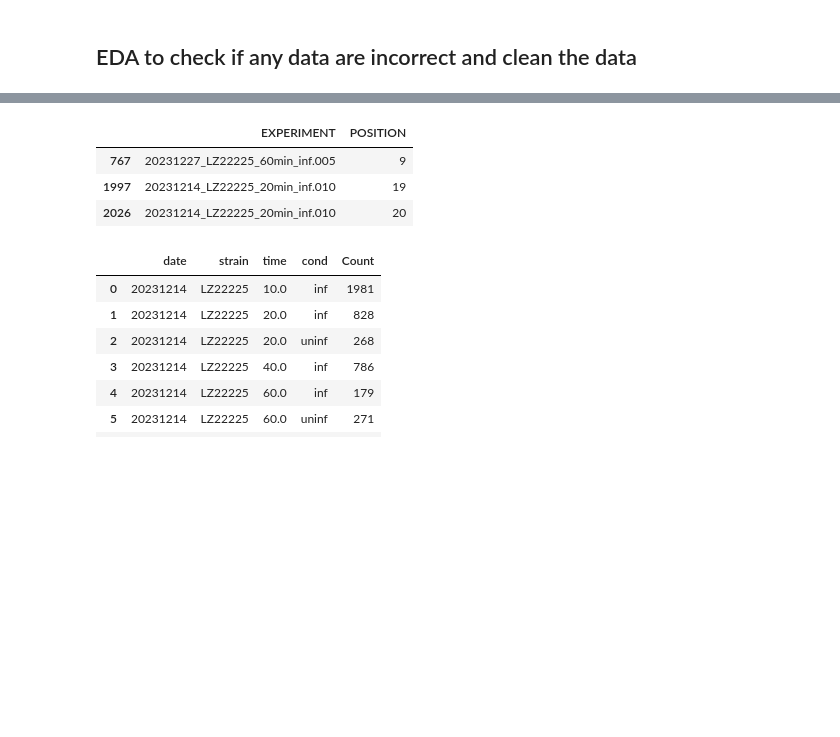
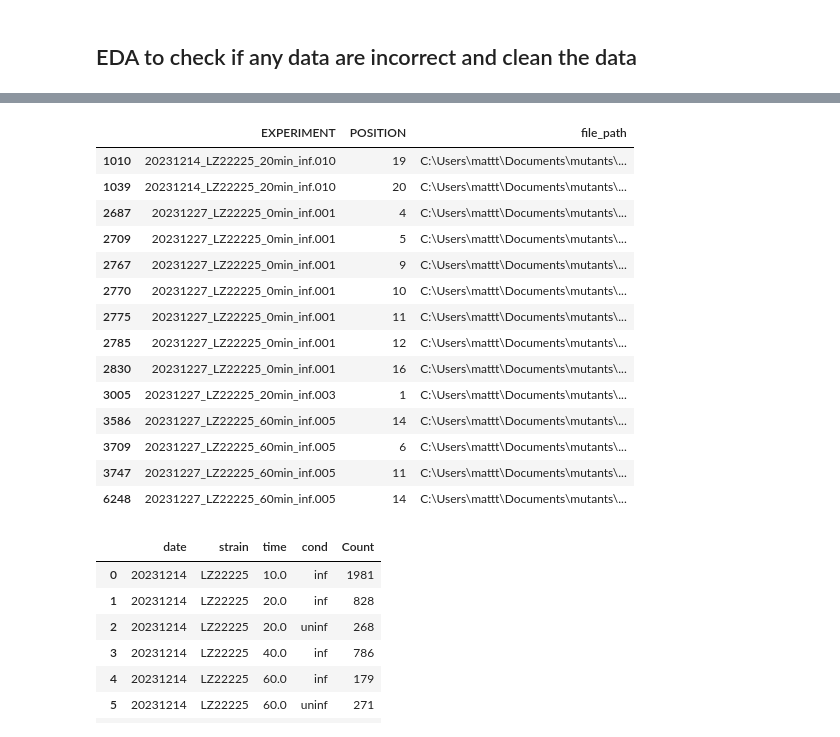
Before and after one commit to matttheodore/Image_Analysis, a Jupyter notebook: Python/MicrobeJ/MicrobeJ_data_analyzed.ipynb, the cells around one changed output, grey strips where cells are left out. Saved outputs shown, nothing was run; the diff lists cells and outputs as text; code cells hidden in the pictures; blank space fills up the shorter version.

```diff
--- a/Python/MicrobeJ/MicrobeJ_data_analyzed.ipynb
+++ b/Python/MicrobeJ/MicrobeJ_data_analyzed.ipynb
@@ -178,8 +163,8 @@ aggregate_biorep_level(root_directory)
 ## EDA to check if any data are incorrect and clean the data
 # %%
 # Load the datasets
-bacteria_data_path = r"C:\Users\mattt\Documents\mutants\biorep1\biorep_aggregate_bacteria.csv"
-maxima_data_path = r"C:\Users\mattt\Documents\mutants\biorep1\biorep_aggregate_maxima.csv"
+bacteria_data_path = r"C:\Users\mattt\Documents\mutants\bact_all.csv"
+maxima_data_path = r"C:\Users\mattt\Documents\mutants\maxi_all.csv"
 
 bacteria_data = pd.read_csv(bacteria_data_path)
 maxima_data = pd.read_csv(maxima_data_path)
@@ -289,17 +318,28 @@ missing_in_bacteria, missing_in_maxima
 # %%
 # Filter the bacteria dataset for rows missing both 'EXPERIMENT.date' and 'SHAPE.angularity'
 missing_data_bacteria = bacteria_data[bacteria_data['EXPERIMENT.date'].isna() & bacteria_data['SHAPE.angularity'].isna()]
 
 # Extracting unique pairings of 'EXPERIMENT' and 'POSITION.frame' from the filtered data
-missing_pairings_bacteria = missing_data_bacteria[['EXPERIMENT', 'POSITION']].drop_duplicates()
+missing_pairings_bacteria = missing_data_bacteria[['EXPERIMENT', 'POSITION', 'file_path']].drop_duplicates()
 
 # Display the missing pairings
 missing_pairings_bacteria
 # %% [output]
-|  | EXPERIMENT | POSITION |
-| 767 | 20231227_LZ22225_60min_inf.005 | 9 |
-| 1997 | 20231214_LZ22225_20min_inf.010 | 19 |
-| 2026 | 20231214_LZ22225_20min_inf.010 | 20 |
+|  | EXPERIMENT | POSITION | file_path |
+| 1010 | 20231214_LZ22225_20min_inf.010 | 19 | C:\Users\mattt\Documents\mutants\... |
+| 1039 | 20231214_LZ22225_20min_inf.010 | 20 | C:\Users\mattt\Documents\mutants\... |
+| 2687 | 20231227_LZ22225_0min_inf.001 | 4 | C:\Users\mattt\Documents\mutants\... |
+| 2709 | 20231227_LZ22225_0min_inf.001 | 5 | C:\Users\mattt\Documents\mutants\... |
+| 2767 | 20231227_LZ22225_0min_inf.001 | 9 | C:\Users\mattt\Documents\mutants\... |
+| 2770 | 20231227_LZ22225_0min_inf.001 | 10 | C:\Users\mattt\Documents\mutants\... |
+| 2775 | 20231227_LZ22225_0min_inf.001 | 11 | C:\Users\mattt\Documents\mutants\... |
+| 2785 | 20231227_LZ22225_0min_inf.001 | 12 | C:\Users\mattt\Documents\mutants\... |
+| 2830 | 20231227_LZ22225_0min_inf.001 | 16 | C:\Users\mattt\Documents\mutants\... |
+| 3005 | 20231227_LZ22225_20min_inf.003 | 1 | C:\Users\mattt\Documents\mutants\... |
+| 3586 | 20231227_LZ22225_60min_inf.005 | 14 | C:\Users\mattt\Documents\mutants\... |
+| 3709 | 20231227_LZ22225_60min_inf.005 | 6 | C:\Users\mattt\Documents\mutants\... |
+| 3747 | 20231227_LZ22225_60min_inf.005 | 11 | C:\Users\mattt\Documents\mutants\... |
+| 6248 | 20231227_LZ22225_60min_inf.005 | 14 | C:\Users\mattt\Documents\mutants\... |
 # %%
 # Combining the scripts to load data and analyze unique pairings
 
```
Also changed, not shown: parts of 13 cells of this notebook.
